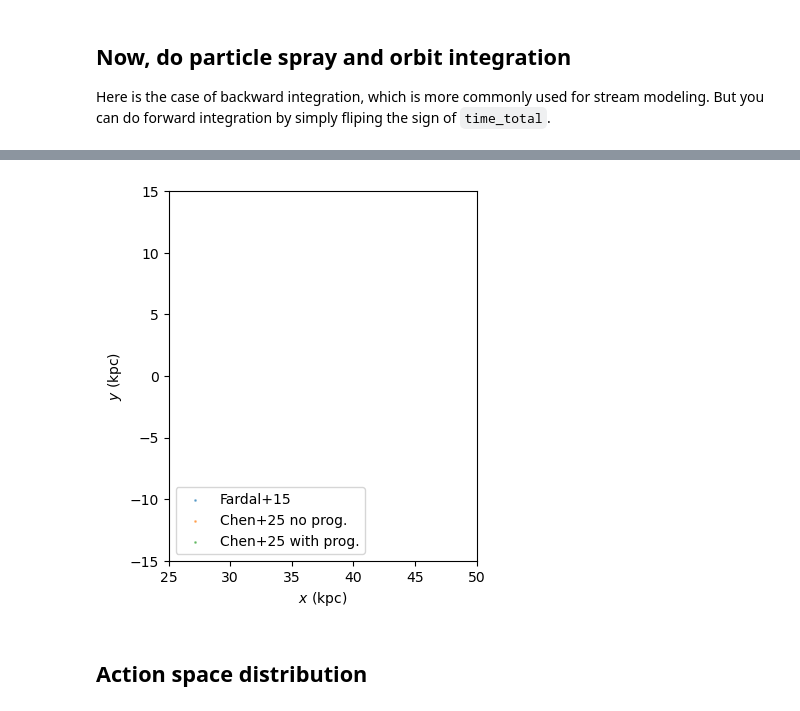
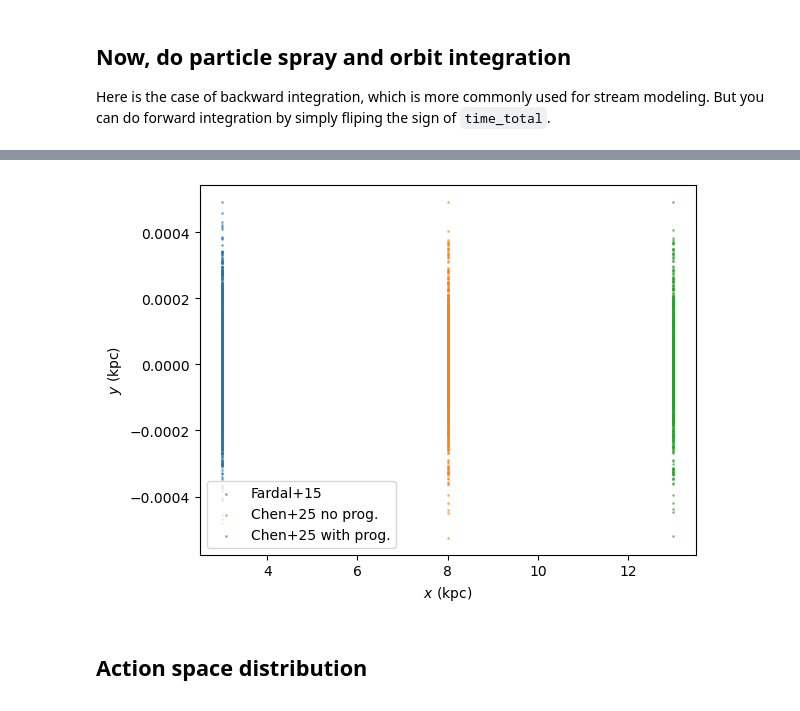
Before and after one commit to ananthukanilkumar/minicluster_new_model, a Jupyter notebook: agama_stream(1).ipynb, the cells around one changed output, grey strips where cells are left out. Saved outputs shown, nothing was run; the diff lists cells and outputs as text; code cells hidden in the pictures.

```diff
--- a/agama_stream(1).ipynb
+++ b/agama_stream(1).ipynb
@@ -202,17 +202,17 @@ Wall time: 1.09 s
 # %%
 plt.scatter(xv_stream_f15[:,0]-5, xv_stream_f15[:,1], s=1, alpha=0.5, label='Fardal+15')
 plt.scatter(xv_stream_c25[:,0], xv_stream_c25[:,1], s=1, alpha=0.5, label='Chen+25 no prog.')
 plt.scatter(xv_stream_c25b[:,0]+5, xv_stream_c25b[:,1], s=1, alpha=0.5, label='Chen+25 with prog.')
 
 plt.xlabel(r'$x\ ({\rm kpc})$')
 plt.ylabel(r'$y\ ({\rm kpc})$')
-plt.xlim(25, 50)
-plt.ylim(-15, 15)
+#plt.xlim(25, 50)
+#plt.ylim(-15, 15)
 plt.legend(loc='lower left')
-plt.gca().set_aspect(1)
+#plt.gca().set_aspect(1)
 plt.show()
 # %% [output]
-[figure, old version]
+[figure, new version]
 # %% [markdown]
 ## Action space distribution
 # %%
```
Also changed, not shown: parts of 2 cells of this notebook, 6 other files.
